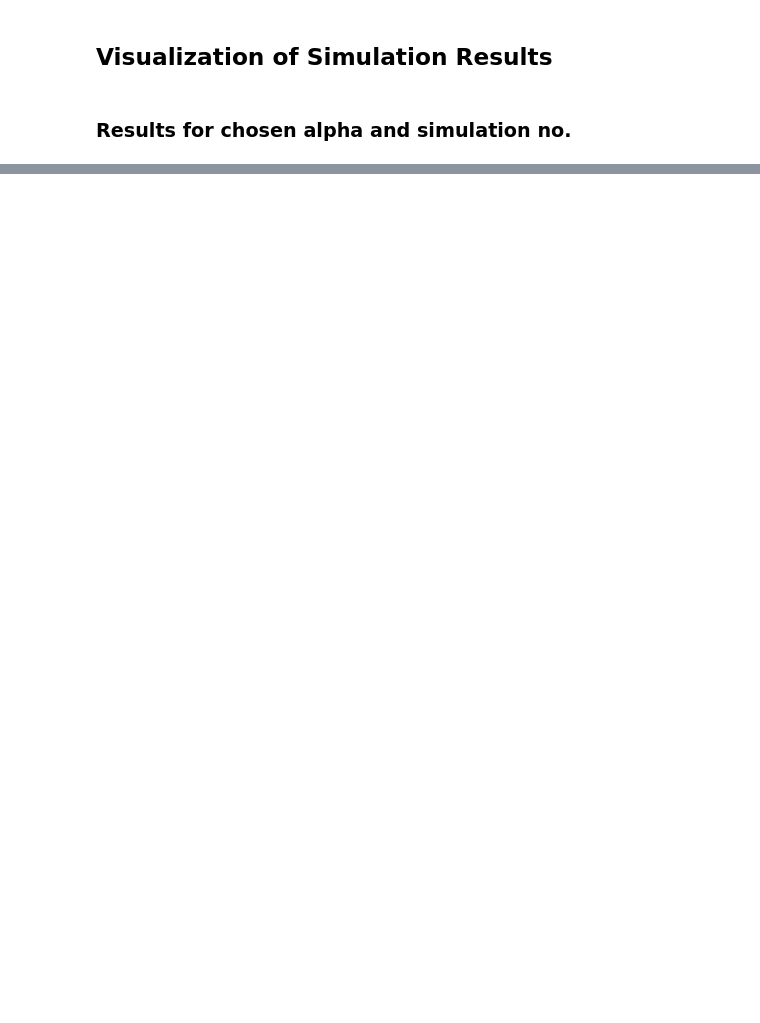
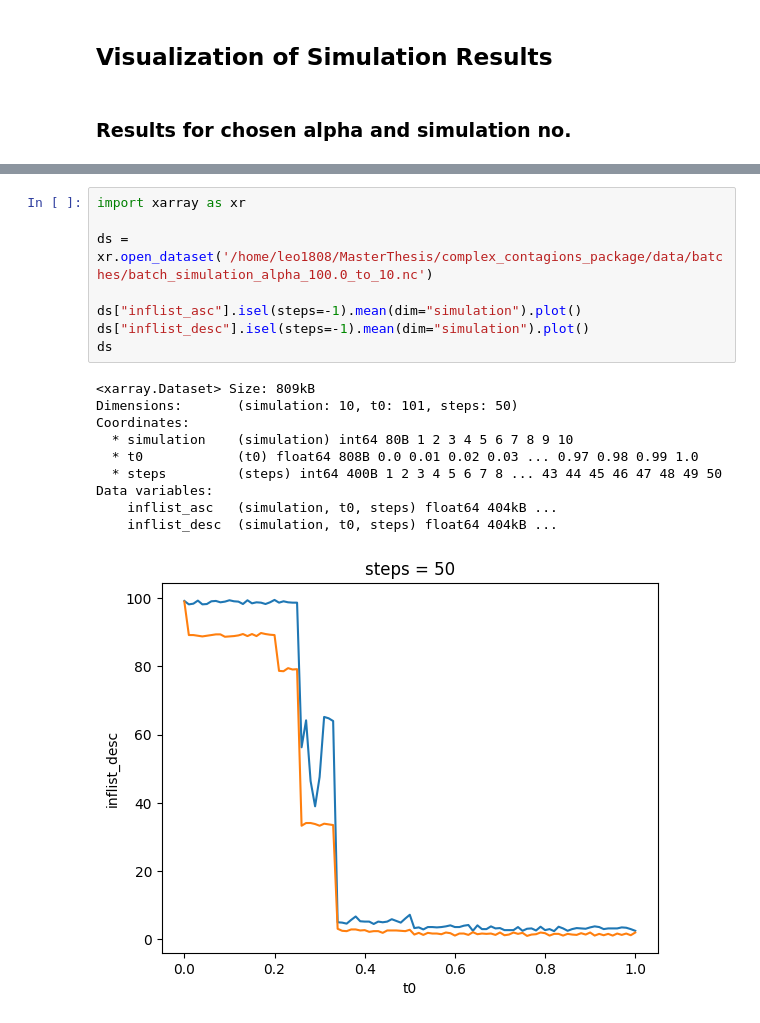
Before and after one commit to Leo1898/complex_contagions_package, a Jupyter notebook: notebooks/visualization.ipynb, the cells around one changed output, grey strips where cells are left out. Saved outputs shown, nothing was run; the diff lists cells and outputs as text; blank space fills up the shorter version.

```diff
--- a/notebooks/visualization.ipynb
+++ b/notebooks/visualization.ipynb
@@ -45,2 +24,21 @@ Attributes:
+# %%
+import xarray as xr
+
+ds = xr.open_dataset('/home/leo1808/MasterThesis/complex_contagions_package/data/batches/batch_simulation_alpha_100.0_to_10.nc')
+
+ds["inflist_asc"].isel(steps=-1).mean(dim="simulation").plot()
+ds["inflist_desc"].isel(steps=-1).mean(dim="simulation").plot()
+ds
+# %% [output]
+<xarray.Dataset> Size: 809kB
+Dimensions:       (simulation: 10, t0: 101, steps: 50)
+Coordinates:
+  * simulation    (simulation) int64 80B 1 2 3 4 5 6 7 8 9 10
+  * t0            (t0) float64 808B 0.0 0.01 0.02 0.03 ... 0.97 0.98 0.99 1.0
+  * steps         (steps) int64 400B 1 2 3 4 5 6 7 8 ... 43 44 45 46 47 48 49 50
+Data variables:
+    inflist_asc   (simulation, t0, steps) float64 404kB ...
+    inflist_desc  (simulation, t0, steps) float64 404kB ...
+[figure, added]
 # %%
 plotter.plot_hysteresis_gaps_with_nan_count()
```
Also changed, not shown: parts of 3 cells of this notebook, 5 other files.
